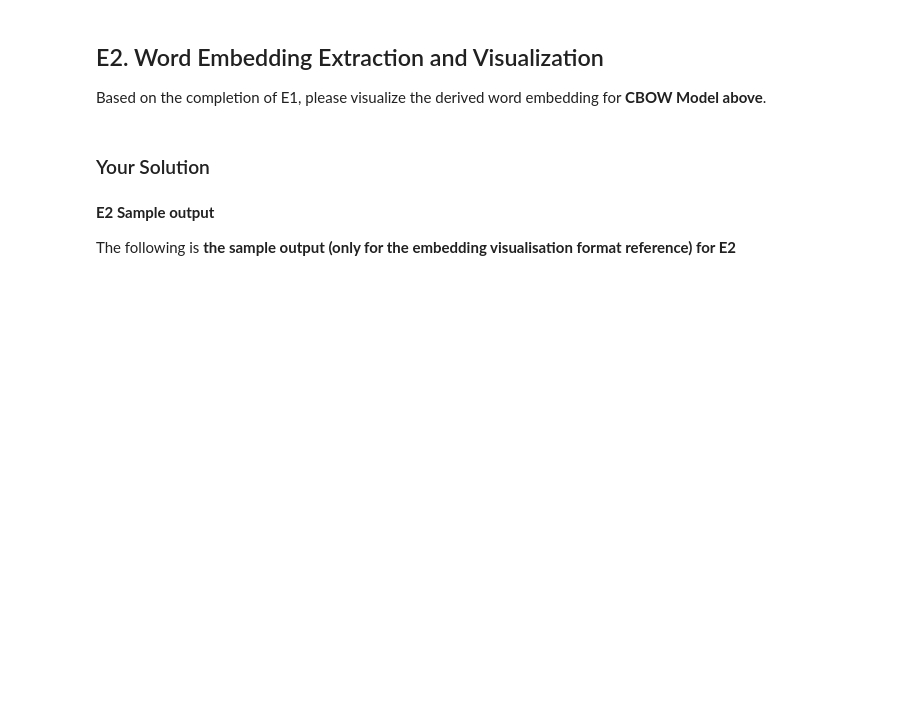
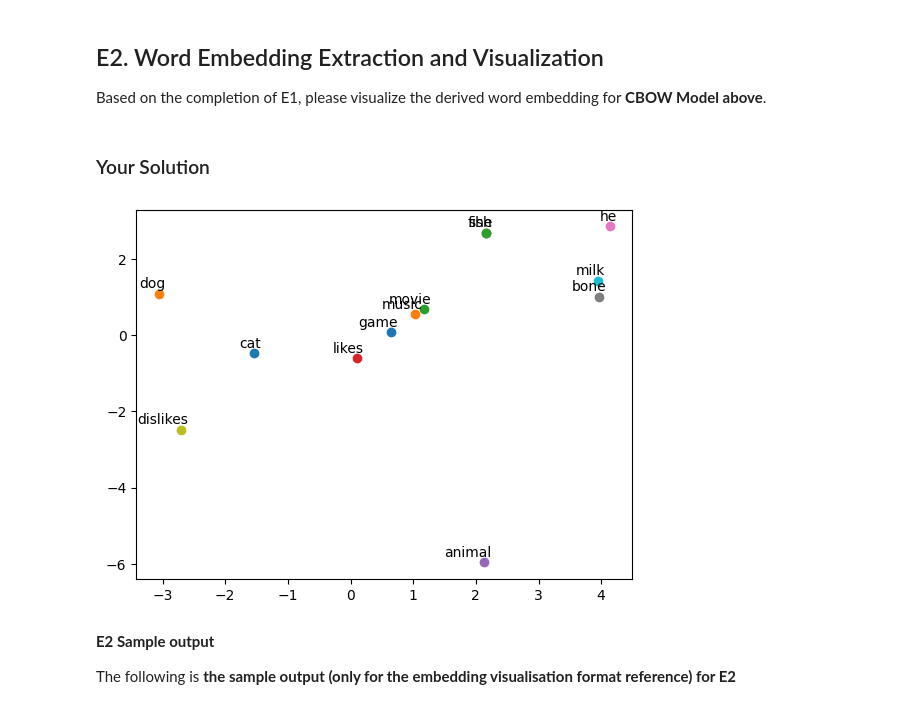
Before and after one commit to aaminah06/nlp, a Jupyter notebook: CITS4012_Lab03.ipynb, the cells around one changed output. Cells and saved outputs as stored; diff of their text form; code cells hidden in the pictures; blank space fills up the shorter version.

```diff
--- a/CITS4012_Lab03.ipynb
+++ b/CITS4012_Lab03.ipynb
@@ -577,25 +578,3 @@ def prepare_batch(data_temp):
     return np.array(inputs), np.array(labels)
 # %% [markdown]
 ### Your Solution
-# %%
-import torch
-import torch.nn as nn
-import torch.optim as optim
-
-class CBOW(nn.Module):
-    def __init__(self,voc_size, embedding_size):
-        super(CBOW, self).__init__()
-        # You can fill in the code here
-
-
-    def forward(self, x):
-        # You can fill in the code here
-        # Note: CBOW takes the average over all the projected vectors in the projection layer.
-
-        return
-
-
-
-# Please complete the code to train the Pytorch CBOW model
-# You are free to create and use multiple code cells based on your needs.
-# You can refer to the sample code in the above section.
@@ -616,6 +656,21 @@ Based on the completion of E1, please visualize the derived word embedding for *
 # You can also create subsections under the sections we provided based on your needs
 
 # An example output can be found below (only for the embedding visualization format reference)
+# %%
+import matplotlib.pyplot as plt
+
+# transpose so each row corresponds to one word's embedding
+trained_embeddings = model.projection.weight.data.numpy().T  # shape (voc_size, embedding_size)
+
+for i, label in enumerate(word_list):
+    x, y = trained_embeddings[i]
+    plt.scatter(x, y)
+    plt.annotate(label, xy=(x, y), xytext=(5, 2),
+                 textcoords='offset points', ha='right', va='bottom')
+
+plt.show()
+# %% [output]
+[figure, added]
 # %% [markdown]
 **E2 Sample output**
 
```
Also changed, not shown: parts of 7 cells of this notebook.
